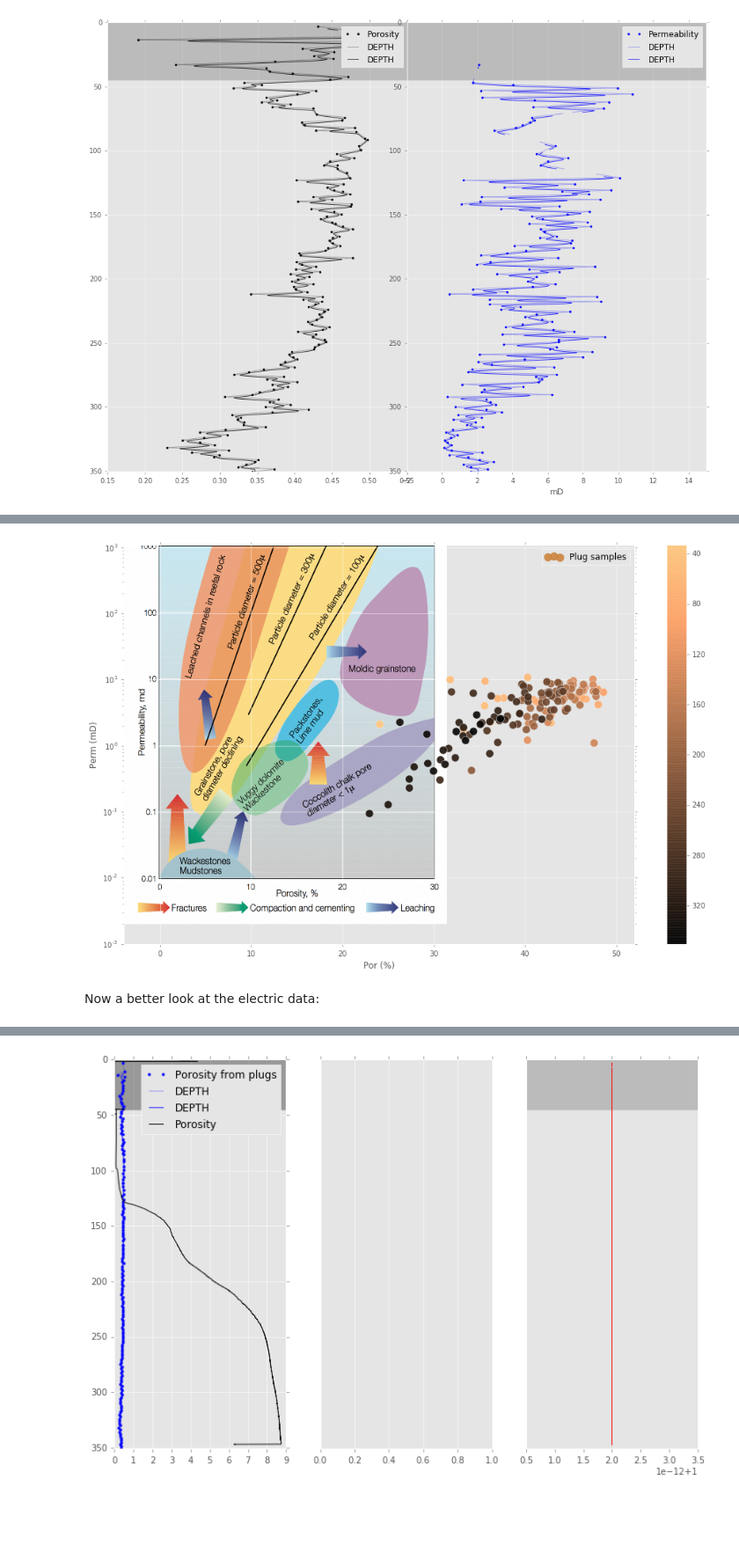
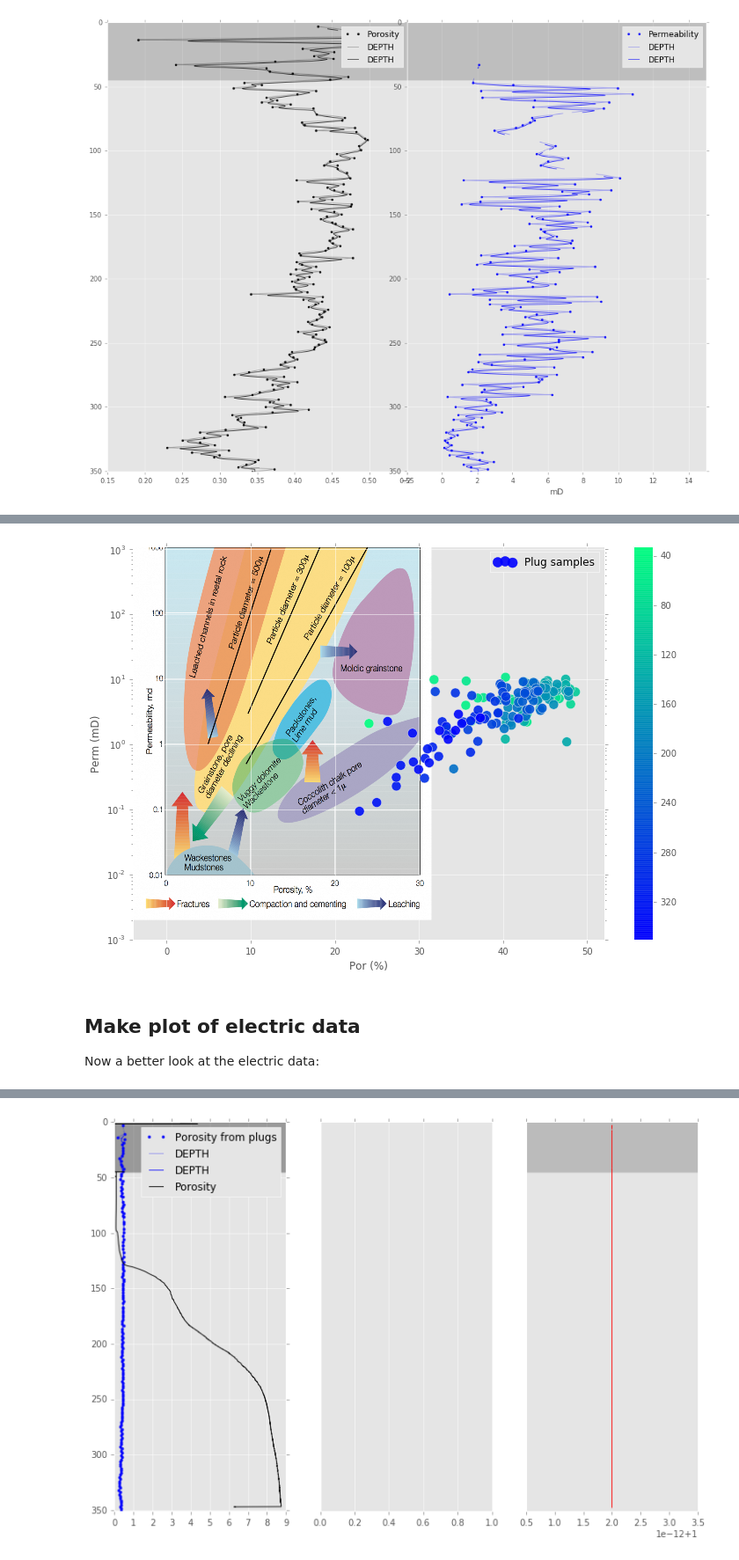
Before and after one commit to TobbeTripitaka/Dalbyover, a Jupyter notebook: Dalbyover sonic log.ipynb, the cells around one changed output, grey strips where cells are left out. Shown at 88% size. Drawn from its saved outputs; the diff is of its cells as text; code cells hidden in the pictures; blank space fills up the shorter version.

```diff
--- a/Dalbyover sonic log.ipynb
+++ b/Dalbyover sonic log.ipynb
@@ -383,34 +386,36 @@ And ploted with plug data:
 # %%
 PERM_inter = data['PERMEABILITY'].interpolate(method='slinear', order=2,limit=300, limit_direction='both')
 POR_inter = data['POROSITY'].interpolate(method='slinear', order=2,limit=300, limit_direction='both')
 
-fig = plt.figure(figsize=(16,10))
+fig = plt.figure(figsize=(12,8))
 ax = plt.gca()
 
 mask_POR = np.isfinite(data['POROSITY'])
 color_depth = data['DEPTH'][mask_POR]
 #cm = plt.cm.get_cmap('RdYlBu')
 
 por_per = ax.scatter(100*data['POROSITY'][mask_POR], 1000*data['PERMEABILITY'][mask_POR],
-                     c=color_depth, s=120, label='Plug samples', cmap='copper_r', alpha=0.9)
+                     c=color_depth, s=120, label='Plug samples', cmap='winter_r', alpha=0.9)
 ax.set_yscale('log')
 cbar=plt.colorbar(por_per)
 cbar.ax.invert_yaxis()
 plt.xlabel('Por (%)', fontsize = 12)
 plt.ylabel('Perm (mD)', fontsize = 12)
 plt.xlim(-4, 52)
 plt.ylim(0.001, 1100)
 plt.legend()
 legend = ax.get_legend()
-legend.legendHandles[0].set_color('peru')
+legend.legendHandles[0].set_color('blue')
 
 im = plt.imread('images/Akbar_et_al.png')
 plt.imshow(im, extent=[-4.5, 31.4, 0.002, 1500],interpolation='bicubic')
 
 plt.show()
 # %% [output]
-[figure, old version]
+[figure, new version]
 # %% [markdown]
+## Make plot of electric data
+
 Now a better look at the electric data:
 # %%
 # Apply smoothing filter kernel is median window size, must be odd
```
Also changed, not shown: parts of 26 cells of this notebook, 1 other file.
